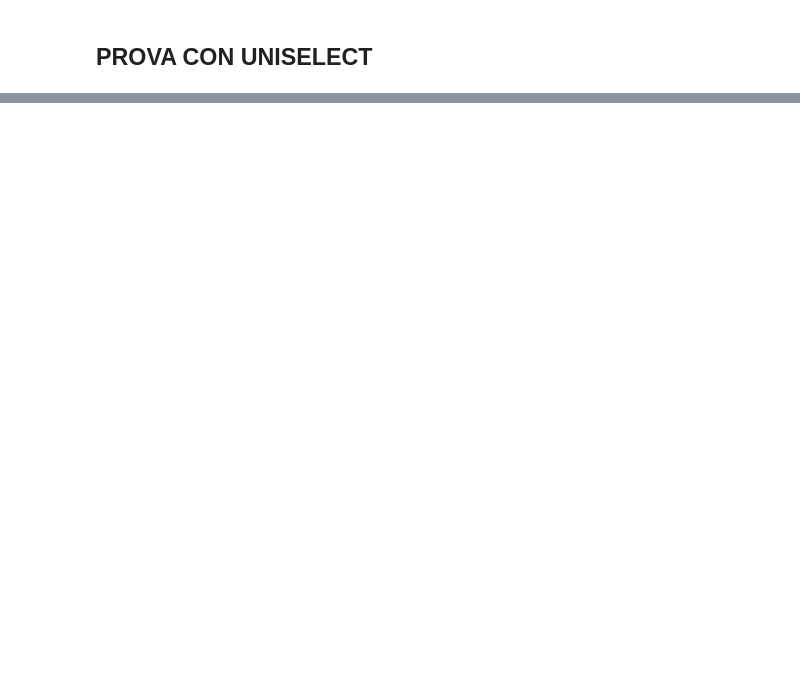
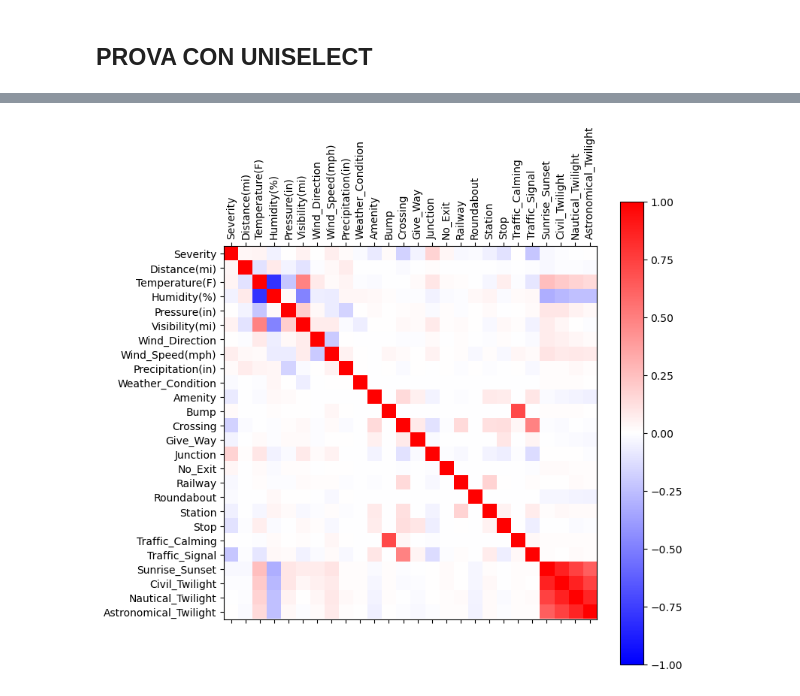
Before and after one commit to Dorivah/Tirocinio, a Jupyter notebook: Features Selection.ipynb, the cells around one changed output, grey strips where cells are left out. Drawn from its saved outputs; the diff is of its cells as text; code cells hidden in the pictures; blank space fills up the shorter version.

```diff
--- a/Features Selection.ipynb
+++ b/Features Selection.ipynb
@@ -744,14 +961,16 @@ print(df['Distance(mi)'].dtype)
 # %%
 # plot matrice di correlazione
-fig = pyplot.figure(figsize=(10, 10))
+fig = pyplot.figure(figsize=(8, 8))
 ax = fig.add_subplot(111)
 cax = ax.matshow(correlations, vmin=-1, vmax=1, cmap='bwr')
 fig.colorbar(cax)
 ticks = numpy.arange(0,26,1)
 ax.set_xticks(ticks)
 ax.set_yticks(ticks)
-
+ax.set_xticklabels(df.columns, rotation=90)
 ax.set_yticklabels(df.columns)
 pyplot.show()
+# %% [output]
+[figure, added]
 # %%
 print(df['Severity'].value_counts())
```
Also changed, not shown: parts of 27 cells of this notebook.
